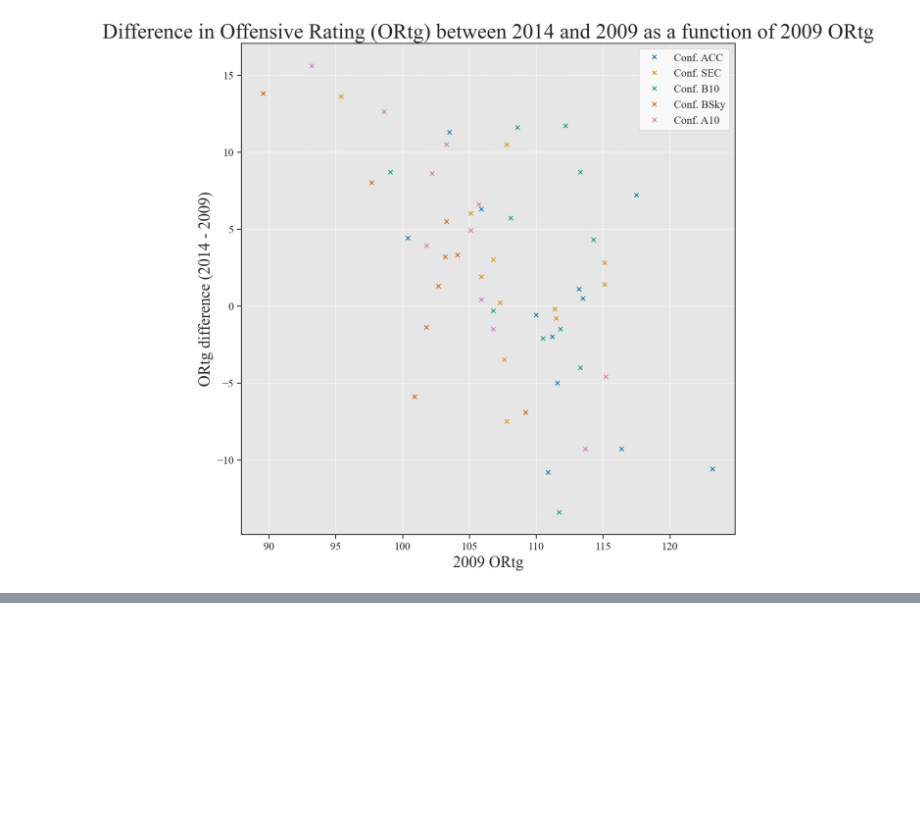
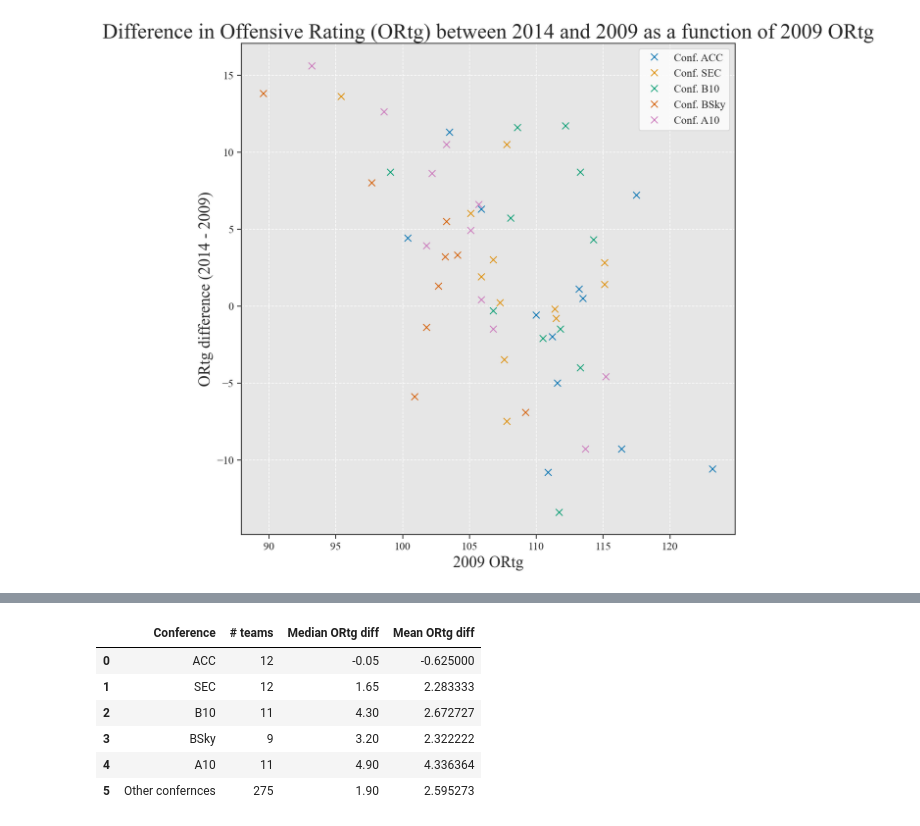
Before and after one commit to nielsdavidsen/AMAS_2025, a Jupyter notebook: Projects/Project_1/Project_1_Niels_Davidsen.ipynb, the cells around one changed output, grey strips where cells are left out. Saved outputs shown, nothing was run; the diff lists cells and outputs as text; code cells hidden in the pictures; blank space fills up the shorter version.

```diff
--- a/Projects/Project_1/Project_1_Niels_Davidsen.ipynb
+++ b/Projects/Project_1/Project_1_Niels_Davidsen.ipynb
@@ -203,7 +203,7 @@ for row_number,row in enumerate(table.find('tbody').find_all('tr')):
     cells = row.find_all(['th', 'td'])                                # th and td are the table headers and data cells, respectively
     cells_text = [cell.get_text() for cell in cells]
 
-    if cells_text[0] == '' or cells_text[0] == ' ':
+    if cells_text[0] == '' or cells_text[0] == ' ' or re.search(r'\d', cells_text[0]) == None:
         continue
 
     # Remove elements in cells_text that concists ONLY of integers of length 1, 2 or 3
@@ -225,6 +225,10 @@ for row_number,row in enumerate(table.find('tbody').find_all('tr')):
 
 df_2009 = pd.DataFrame(rows, columns=headers)                                # Create a DataFrame from the rows
 df_2009.to_csv('kenpom_2009_ratings.csv', index=False)                       # Save the DataFrame to a CSV file
+
+for i, value in enumerate(df_2009['ORtg']):
+    if re.search(r'\d', value) == None:
+        print(i, value)
 # %%
 # Read in the data using pandas html reader
 df_2009_pd = pd.read_html('2009_data.htm', header=17)[0]
@@ -241,8 +245,6 @@ df_2009_pd['Team'] = df_2009_pd['Team'].str.strip()
 conf_names = ['ACC', 'SEC', 'B10', 'BSky', 'A10']
 
 fig_diff, ax_diff = plt.subplots(1, 1, figsize=(10, 10), dpi = 150)
-
-median_diff = []
 
 for i, conf in enumerate(conf_names):
 
@@ -263,8 +265,7 @@ for i, conf in enumerate(conf_names):
             ORtg.append(conf_teams_2009[conf_teams_2009['Team'] == team]['ORtg'].values[0])
 
 
-    median_diff.append(np.median(ORtg_diff))
-    ax_diff.plot(ORtg, ORtg_diff, 'x', label= f'Conf. {conf}', color=colors[i])
+    ax_diff.plot(ORtg, ORtg_diff, 'x', markersize=8, label= f'Conf. {conf}', color=colors[i])
 
 
 ax_diff.legend()
@@ -278,3 +279,68 @@ Team Xavier in conference A10 is not in the 2014 data
 Team Temple in conference A10 is not in the 2014 data
 Team Charlotte in conference A10 is not in the 2014 data
 [figure]
+# %%
+# Finding the median and mean of the ORtg difference for each conference using pandas dataframe
+conf_names = ['ACC', 'SEC', 'B10', 'BSky', 'A10']
+
+conf_diff = pd.DataFrame(columns=['Conference', '# teams', 'Median ORtg diff', 'Mean ORtg diff'])
+
+for conf in conf_names:
+    conf_teams_2009 = df_2009[df_2009['Conf'] == conf].copy()
+    conf_teams_2009['ORtg'] = conf_teams_2009['ORtg'].astype(float)
+
+    conf_teams_2014 = df_2014[df_2014['Conf'] == conf].copy()
+    conf_teams_2014['ORtg'] = conf_teams_2014['ORtg'].astype(float)
+
+    ORtg_diff = []
+
+    for team in conf_teams_2009['Team']:
+        if team not in conf_teams_2014['Team'].values:
+            print(f'Team {team} in conference {conf} is not in the 2014 data')
+        else:
+            diff = conf_teams_2014[conf_teams_2014['Team'] == team]['ORtg'].values - conf_teams_2009[conf_teams_2009['Team'] == team]['ORtg'].values
+            ORtg_diff.append(diff[0])
+
+    ORtg_diff = pd.Series(ORtg_diff)
+
+    # Joining together a new dataframe with the columns: Conference, # teams, median diff, mean diff
+    new_row = {'Conference': conf, '# teams': len(ORtg_diff), 'Median ORtg diff': ORtg_diff.median(), 'Mean ORtg diff': ORtg_diff.mean()}
+
+    # Checking if the median or mean of the ORtg difference is NaN
+    if np.isnan(new_row['Median ORtg diff']):
+        print(conf_teams_2009['ORtg'], conf_teams_2014['ORtg'])
+    else:
+        conf_diff = conf_diff._append(new_row, ignore_index=True)
+
+
+# Grouping data of conferences not in conf names
+conf = 'Other confernces'
+conf_teams_2009_other = df_2009[~df_2009['Conf'].isin(conf_names)].copy()
+conf_teams_2009_other['ORtg'] = conf_teams_2009_other['ORtg'].astype(float)
+
+conf_teams_2014_other = df_2014[~df_2014['Conf'].isin(conf_names)].copy()
+conf_teams_2014_other['ORtg'] = conf_teams_2014_other['ORtg'].astype(float)
+
+ORtg_diff = []
+
+for team in conf_teams_2009_other['Team']:
+    if team not in conf_teams_2014_other['Team'].values:
+        print(f'Team {team} in conference {conf} is not in the 2014 data')
+    else:
+        diff = conf_teams_2014_other[conf_teams_2014_other['Team'] == team]['ORtg'].values - conf_teams_2009_other[conf_teams_2009_other['Team'] == team]['ORtg'].values
+        ORtg_diff.append(diff[0])
+
+ORtg_diff = pd.Series(ORtg_diff)
+
+new_row = {'Conference': conf, '# teams': len(ORtg_diff), 'Median ORtg diff': ORtg_diff.median(), 'Mean ORtg diff': ORtg_diff.mean()}
+conf_diff = conf_diff._append(new_row, ignore_index=True)
+
+
+
+
+display(conf_diff)
+
+
+# Converting the DataFrame to a LaTeX table
+print(conf_diff.to_latex(index=False))
+# %% [output]
@@ -280,0 +361,7 @@ Team Charlotte in conference A10 is not in the 2014 data
+|  | Conference | # teams | Median ORtg diff | Mean ORtg diff |
+| 0 | ACC | 12 | -0.05 | -0.625000 |
+| 1 | SEC | 12 | 1.65 | 2.283333 |
+| 2 | B10 | 11 | 4.30 | 2.672727 |
+| 3 | BSky | 9 | 3.20 | 2.322222 |
+| 4 | A10 | 11 | 4.90 | 4.336364 |
+| 5 | Other confernces | 275 | 1.90 | 2.595273 |
```
Also changed, not shown: parts of 3 cells of this notebook, 2 other files.
